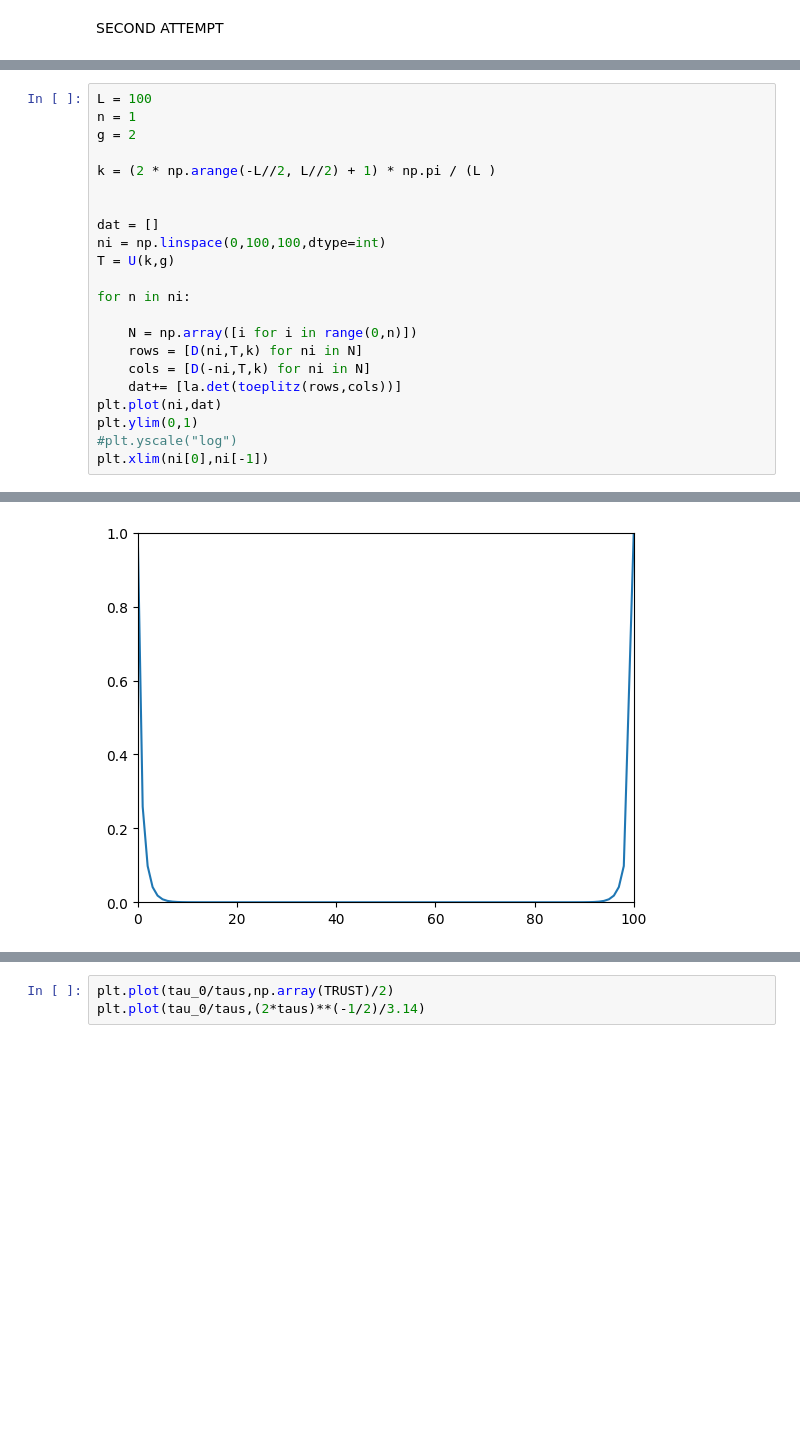
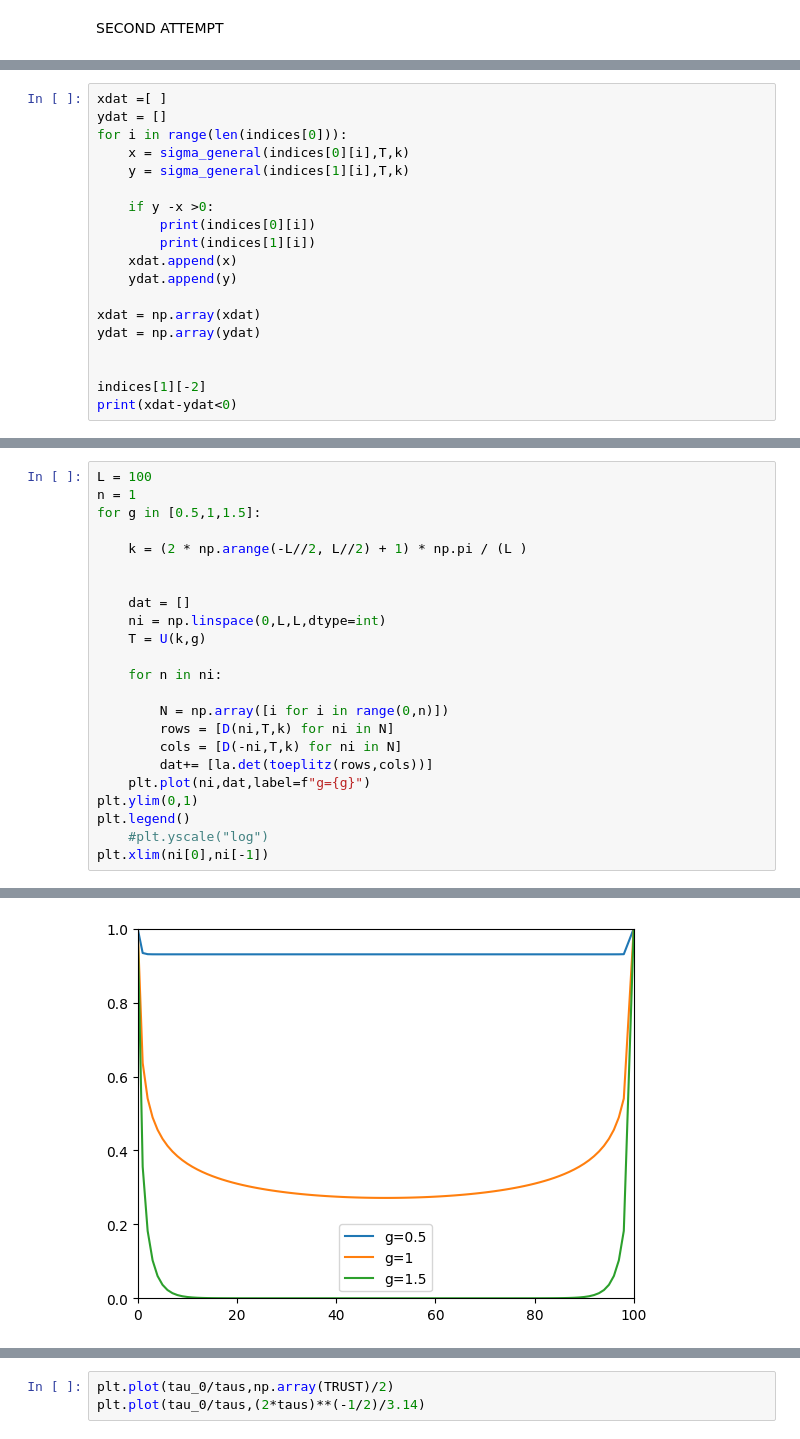
Before and after one commit to KristianMunnikhuis/subsystem_loschmidt_echo, a Jupyter notebook: scripts/mutual_info/exact_diag/Integrable Ising Model/analytics_KIBBLEZUREK.ipynb, the cells around one changed output, grey strips where cells are left out. Saved outputs shown, nothing was run; the diff lists cells and outputs as text; blank space fills up the shorter version.

```diff
--- a/scripts/mutual_info/exact_diag/Integrable Ising Model/analytics_KIBBLEZUREK.ipynb
+++ b/scripts/mutual_info/exact_diag/Integrable Ising Model/analytics_KIBBLEZUREK.ipynb
@@ -179,0 +385,19 @@ def D(N,U,k):
+# %%
+xdat =[ ]
+ydat = []
+for i in range(len(indices[0])):
+    x = sigma_general(indices[0][i],T,k)
+    y = sigma_general(indices[1][i],T,k)
+
+    if y -x >0:
+        print(indices[0][i])
+        print(indices[1][i])
+    xdat.append(x)
+    ydat.append(y)
+
+xdat = np.array(xdat)
+ydat = np.array(ydat)
+
+
+indices[1][-2]
+print(xdat-ydat<0)
@@ -180,25 +407,26 @@ def D(N,U,k):
 # %%
 L = 100
 n = 1
-g = 2
+for g in [0.5,1,1.5]:
 
-k = (2 * np.arange(-L//2, L//2) + 1) * np.pi / (L )
+    k = (2 * np.arange(-L//2, L//2) + 1) * np.pi / (L )
 
 
-dat = []
-ni = np.linspace(0,100,100,dtype=int)
-T = U(k,g)
+    dat = []
+    ni = np.linspace(0,L,L,dtype=int)
+    T = U(k,g)
 
-for n in ni:
+    for n in ni:
 
-    N = np.array([i for i in range(0,n)])
-    rows = [D(ni,T,k) for ni in N]
-    cols = [D(-ni,T,k) for ni in N]
-    dat+= [la.det(toeplitz(rows,cols))]
-plt.plot(ni,dat)
+        N = np.array([i for i in range(0,n)])
+        rows = [D(ni,T,k) for ni in N]
+        cols = [D(-ni,T,k) for ni in N]
+        dat+= [la.det(toeplitz(rows,cols))]
+    plt.plot(ni,dat,label=f"g={g}")
 plt.ylim(0,1)
-#plt.yscale("log")
+plt.legend()
+    #plt.yscale("log")
 plt.xlim(ni[0],ni[-1])
 # %% [output]
 (0.0, 100.0)
-[figure, old version]
+[figure, new version]
```
Also changed, not shown: parts of 15 cells of this notebook.
